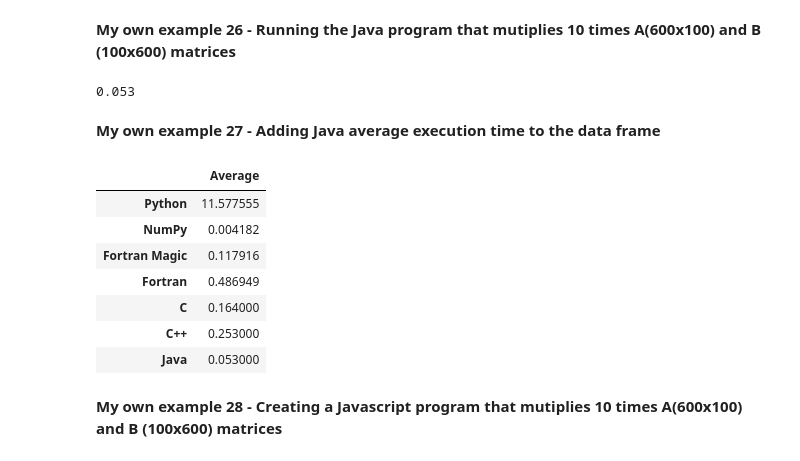
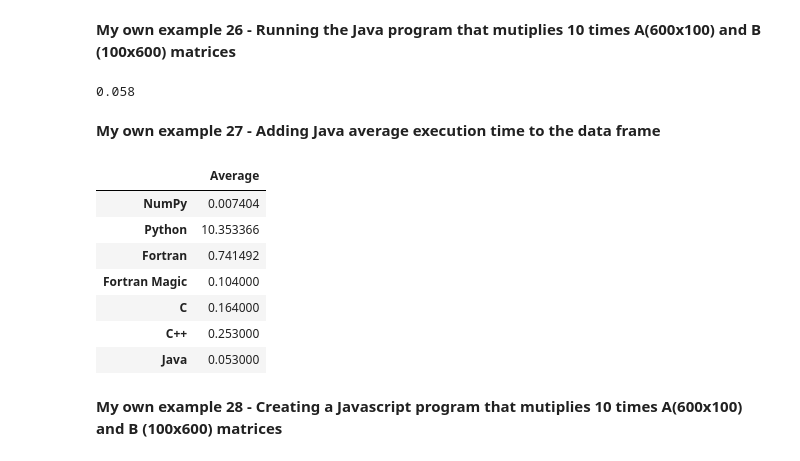
Before and after one commit to SebastianOG509/AlgorithmsUN2023II, a Jupyter notebook: Lab 2/seortizg_Lab2.ipynb, the cells around one changed output. Cells and saved outputs as stored; diff of their text form; code cells hidden in the pictures.

```diff
--- a/Lab 2/seortizg_Lab2.ipynb
+++ b/Lab 2/seortizg_Lab2.ipynb
@@ -217,9 +220,8 @@ b = [[1, 2, 3, 4],
      [2, 3, 4, 5]]
 # %%
 def matmul(A, B):
-    """Multiply matrix A by matrix B."""
+    cols_out = len(B[0])
     rows_out = len(A)
-    cols_out = len(B[0])
     out = [[0 for col in range(cols_out)] for row in range(rows_out)]
 
     for i in range(rows_out):
@@ -263,9 +265,8 @@ power management:
 **My own example 1 - Changing in matmul(A, B) Python len(B) (# of rows of B) for len(A[0]) (# of columns of A)**
 # %%
 def matmul(A, B):
-    """Multiply matrix A by matrix B."""
+    cols_out = len(B[0])
     rows_out = len(A)
-    cols_out = len(B[0])
     out = [[0 for col in range(cols_out)] for row in range(rows_out)]
 
     for i in range(rows_out):
@@ -283,9 +284,8 @@ IndexError: ignored
 **My own example 3 - Chekcing the mtarix multiplication compatibility condition  len(A[0]) == len(B)**
 # %%
 def matmul(A, B):
-    """Multiply matrix A by matrix B."""
+    cols_out = len(B[0])
     rows_out = len(A)
-    cols_out = len(B[0])
     out = [[0 for col in range(cols_out)] for row in range(rows_out)]
 
     if(len(a[0]) == len(b)):
@@ -297,7 +297,7 @@ def matmul(A, B):
       return out
 
     else:
-      print("Las condiciones de las matrices no son aptas para multiplicarse.")
+      print("Matrices no son aptas para multiplicar.")
 # %% [markdown]
 **My own example 4 -  Verifiying error with in matmul(A, B) Python when checking the mtarix multiplication compatibility condition  len(A[0]) == len(B)**
 # %%
@@ -799,18 +792,18 @@ Writing Main.java
 
 !java Main
 # %% [output]
-0.053
+0.058
 # %% [markdown]
 **My own example 27 - Adding Java average execution time to the data frame**
 # %%
-time_df = pd.DataFrame([t,tr,mf,md,0.164,0.253,0.053],index=['Python','NumPy','Fortran Magic','Fortran','C','C++','Java'],columns=['Average'])
+time_df = pd.DataFrame([tr,t,md,mf,0.164,0.253,0.053],index=['NumPy','Python','Fortran','Fortran Magic','C','C++','Java'],columns=['Average'])
 time_df
 # %% [output]
 |  | Average |
-| Python | 11.577555 |
-| NumPy | 0.004182 |
-| Fortran Magic | 0.117916 |
-| Fortran | 0.486949 |
+| NumPy | 0.007404 |
+| Python | 10.353366 |
+| Fortran | 0.741492 |
+| Fortran Magic | 0.104000 |
 | C | 0.164000 |
 | C++ | 0.253000 |
 | Java | 0.053000 |
```
Also changed, not shown: parts of 30 cells of this notebook.
